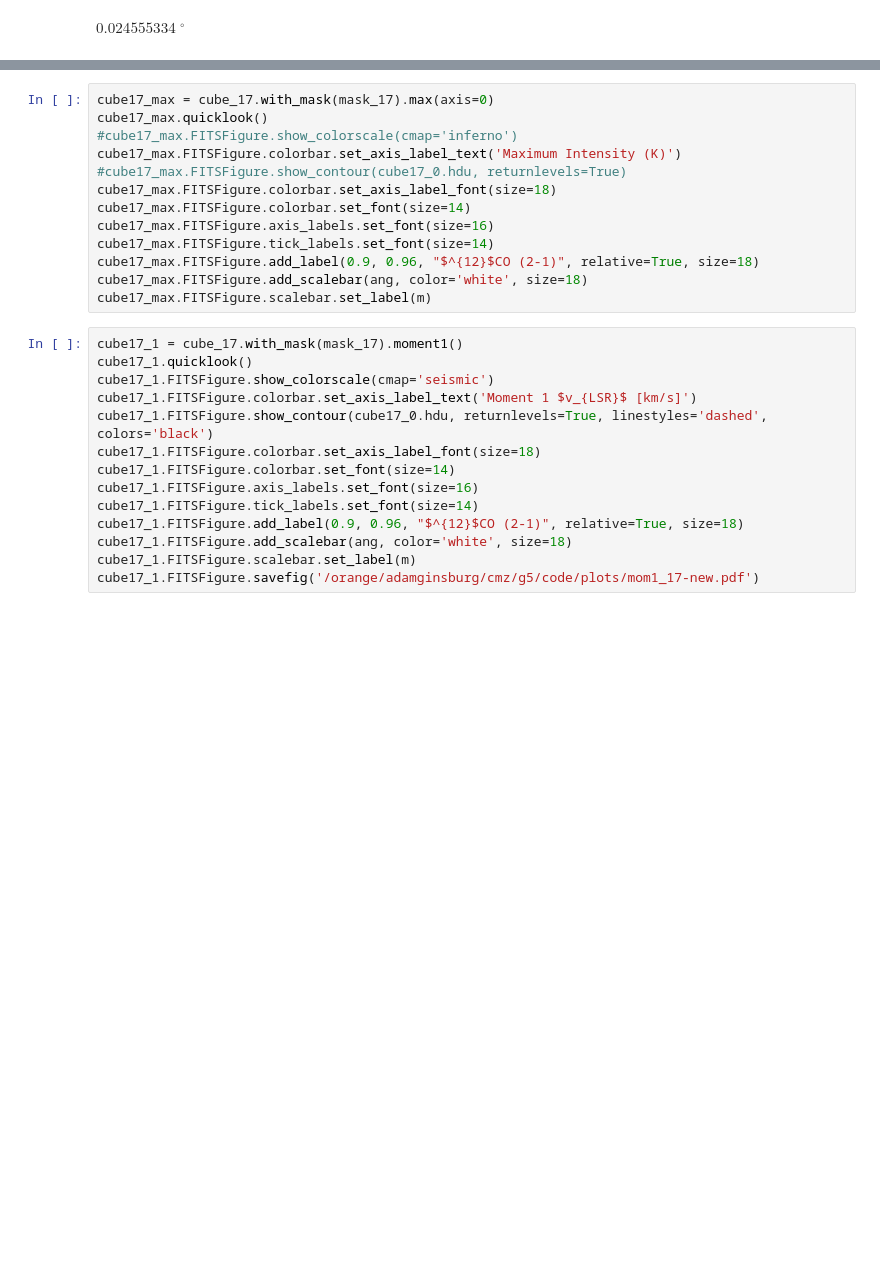
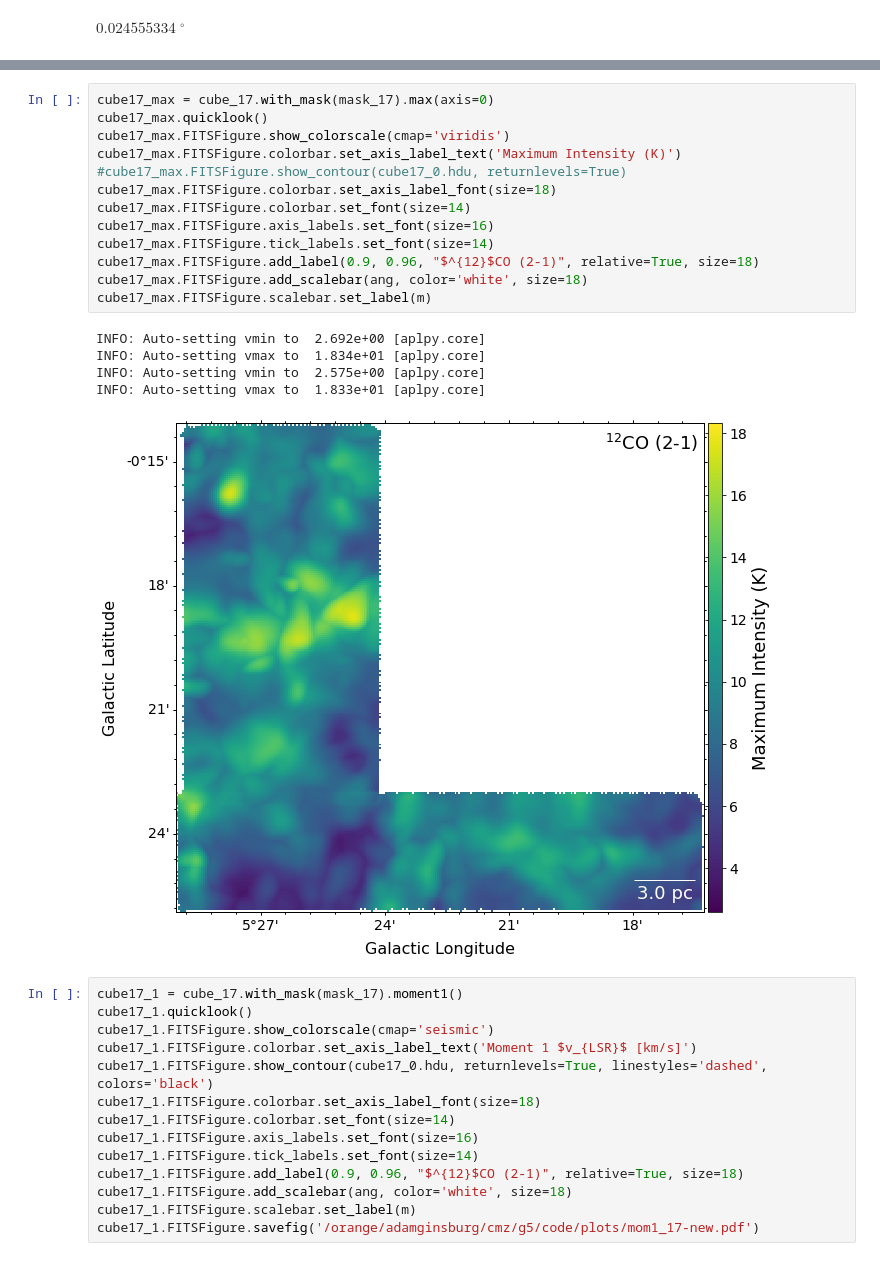
Before and after one commit to SpacialTree/clouds-g5-b1, a Jupyter notebook: NewMomentMaps.ipynb, the cells around one changed output, grey strips where cells are left out. Saved outputs shown, nothing was run; the diff lists cells and outputs as text; blank space fills up the shorter version.

```diff
--- a/NewMomentMaps.ipynb
+++ b/NewMomentMaps.ipynb
@@ -117,16 +117,22 @@ INFO: Auto-setting resolution to 37.2333 dpi [aplpy.core]
 # %%
 cube17_max = cube_17.with_mask(mask_17).max(axis=0)
 cube17_max.quicklook()
-#cube17_max.FITSFigure.show_colorscale(cmap='inferno')
+cube17_max.FITSFigure.show_colorscale(cmap='viridis')
 cube17_max.FITSFigure.colorbar.set_axis_label_text('Maximum Intensity (K)')
 #cube17_max.FITSFigure.show_contour(cube17_0.hdu, returnlevels=True)
 cube17_max.FITSFigure.colorbar.set_axis_label_font(size=18)
 cube17_max.FITSFigure.colorbar.set_font(size=14)
 cube17_max.FITSFigure.axis_labels.set_font(size=16)
 cube17_max.FITSFigure.tick_labels.set_font(size=14)
 cube17_max.FITSFigure.add_label(0.9, 0.96, "$^{12}$CO (2-1)", relative=True, size=18)
 cube17_max.FITSFigure.add_scalebar(ang, color='white', size=18)
 cube17_max.FITSFigure.scalebar.set_label(m)
+# %% [output]
+INFO: Auto-setting vmin to  2.692e+00 [aplpy.core]
+INFO: Auto-setting vmax to  1.834e+01 [aplpy.core]
+INFO: Auto-setting vmin to  2.575e+00 [aplpy.core]
+INFO: Auto-setting vmax to  1.833e+01 [aplpy.core]
+[figure, added]
 # %%
 cube17_1 = cube_17.with_mask(mask_17).moment1()
 cube17_1.quicklook()
```
Also changed, not shown: parts of 8 cells of this notebook, 5 other files.
